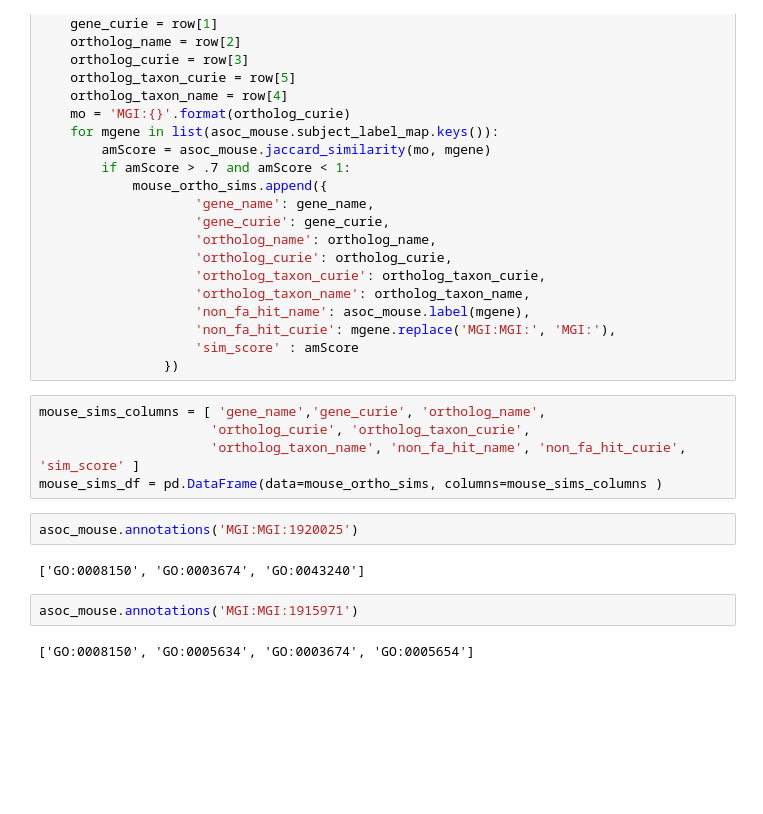
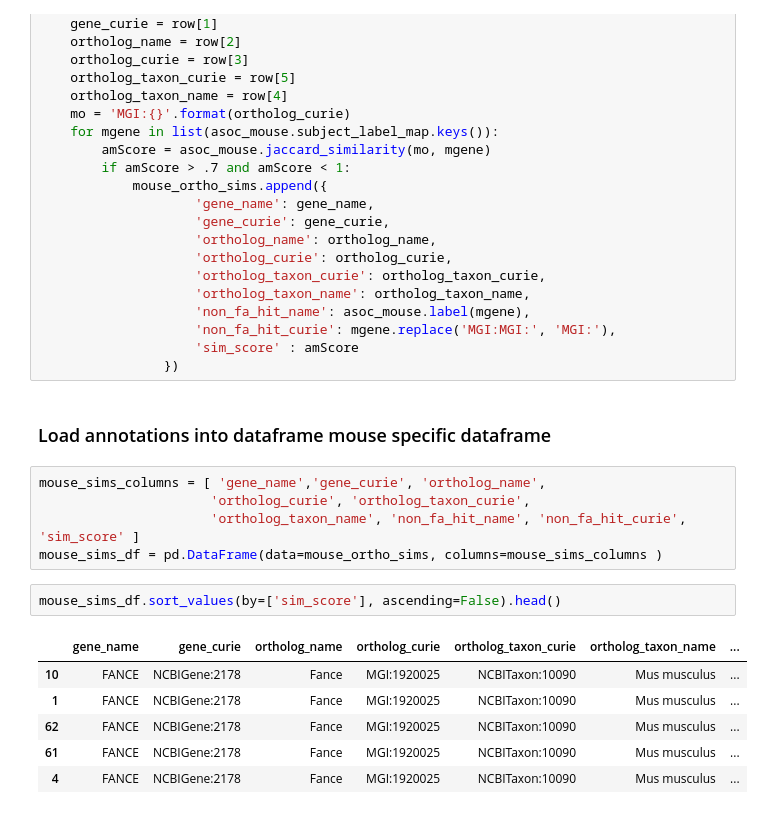
Before and after one commit to ncats/translator-workflows, a Jupyter notebook: Orange_Demonstrator_1_CQs/OrangeQ1.2_GO_Functional_Similarity/CQ1.2.ipynb, the cells around one changed output. Drawn from its saved outputs; the diff is of its cells as text; blank space fills up the shorter version.

```diff
--- a/Orange_Demonstrator_1_CQs/OrangeQ1.2_GO_Functional_Similarity/CQ1.2.ipynb
+++ b/Orange_Demonstrator_1_CQs/OrangeQ1.2_GO_Functional_Similarity/CQ1.2.ipynb
@@ -210,16 +222,19 @@ for index, row in mouse_orthologs.iterrows():
                     'non_fa_hit_curie': mgene.replace('MGI:MGI:', 'MGI:'),
                     'sim_score' : amScore
                 })
+# %% [markdown]
+### Load annotations into dataframe mouse specific dataframe
 # %%
 mouse_sims_columns = [ 'gene_name','gene_curie', 'ortholog_name',
                       'ortholog_curie', 'ortholog_taxon_curie',
                       'ortholog_taxon_name', 'non_fa_hit_name', 'non_fa_hit_curie', 'sim_score' ]
 mouse_sims_df = pd.DataFrame(data=mouse_ortho_sims, columns=mouse_sims_columns )
-# %%
-asoc_mouse.annotations('MGI:MGI:1920025')
-# %% [output]
-['GO:0008150', 'GO:0003674', 'GO:0043240']
-# %%
-asoc_mouse.annotations('MGI:MGI:1915971')
-# %% [output]
-['GO:0008150', 'GO:0005634', 'GO:0003674', 'GO:0005654']
+# %%
+mouse_sims_df.sort_values(by=['sim_score'], ascending=False).head()
+# %% [output]
+|  | gene_name | gene_curie | ortholog_name | ortholog_curie | ortholog_taxon_curie | ortholog_taxon_name | ... |
+| 10 | FANCE | NCBIGene:2178 | Fance | MGI:1920025 | NCBITaxon:10090 | Mus musculus | ... |
+| 1 | FANCE | NCBIGene:2178 | Fance | MGI:1920025 | NCBITaxon:10090 | Mus musculus | ... |
+| 62 | FANCE | NCBIGene:2178 | Fance | MGI:1920025 | NCBITaxon:10090 | Mus musculus | ... |
+| 61 | FANCE | NCBIGene:2178 | Fance | MGI:1920025 | NCBITaxon:10090 | Mus musculus | ... |
+| 4 | FANCE | NCBIGene:2178 | Fance | MGI:1920025 | NCBITaxon:10090 | Mus musculus | ... |
```
Also changed, not shown: parts of 45 cells of this notebook, 1 other file.
